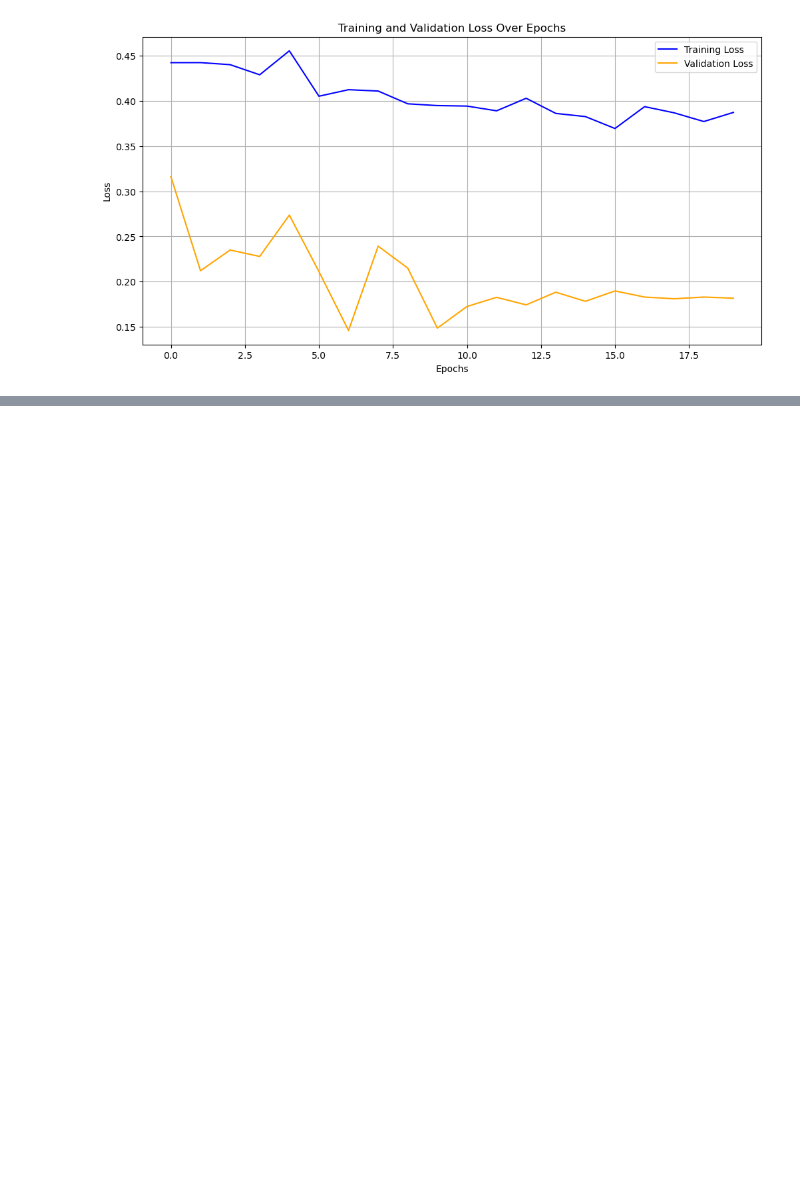
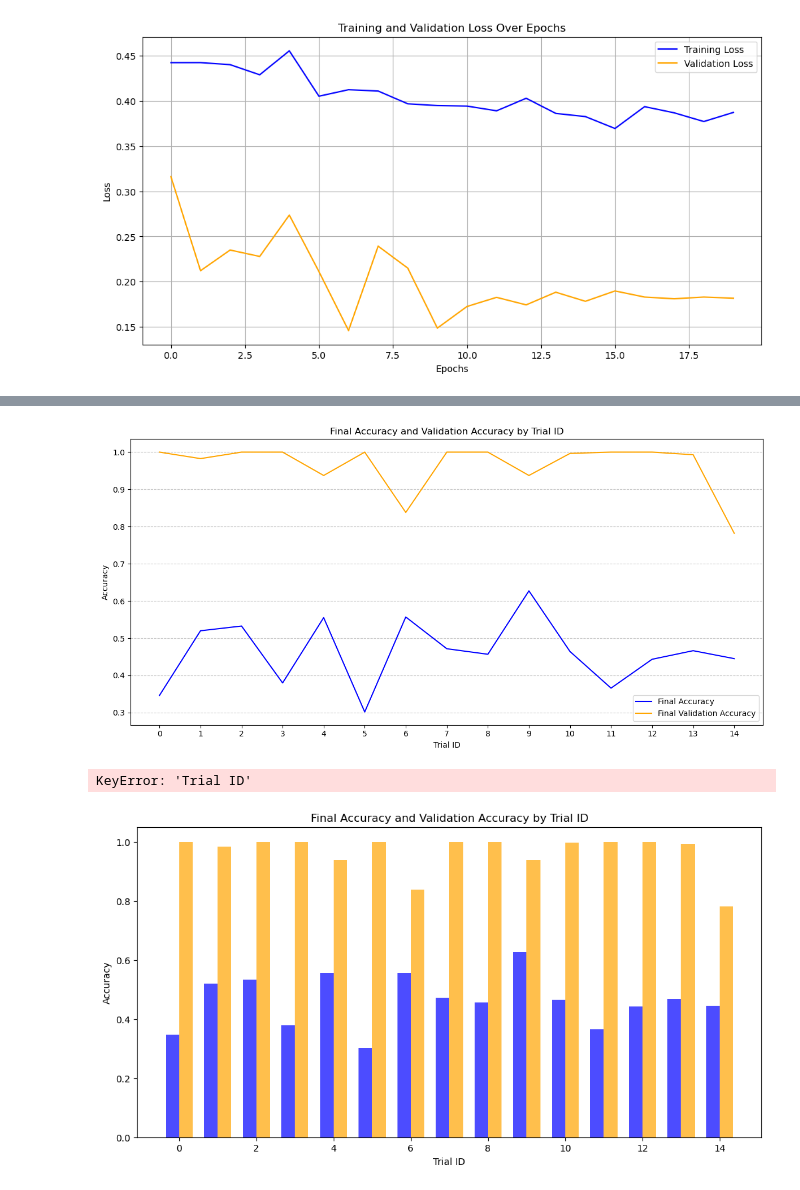
Before and after one commit to Oatsinthepine/Project4, a Jupyter notebook: RSingh_part/Plot_ModelsHistory.ipynb, the cells around one changed output, grey strips where cells are left out. Drawn from its saved outputs; the diff is of its cells as text; code cells hidden in the pictures; blank space fills up the shorter version.

```diff
--- a/RSingh_part/Plot_ModelsHistory.ipynb
+++ b/RSingh_part/Plot_ModelsHistory.ipynb
@@ -132,0 +191,53 @@ plt.show()
+# %%
+file_path = './Project4_CSVFiles/model1/tuning_results_valAccuracy_metric.csv'  # Update this to your actual file path if needed
+df4 = pd.read_csv(file_path)
+
+
+
+plt.figure(figsize=(12, 6))
+
+# Plot Final Accuracy and Final Validation Accuracy as lines
+plt.plot(df4['Trial ID'], df4['Final Accuracy'], label='Final Accuracy', color='blue')
+plt.plot(df4['Trial ID'], df4['Final Validation Accuracy'], label='Final Validation Accuracy', color='orange')
+
+# Adding labels and title
+plt.xlabel('Trial ID')
+plt.ylabel('Accuracy')
+plt.title('Final Accuracy and Validation Accuracy by Trial ID')
+plt.xticks(df4['Trial ID'])  # Set x-ticks to be the Trial IDs
+plt.legend()
+plt.grid(axis='y', linestyle='--', alpha=0.7)
+
+# Show the plot
+plt.tight_layout()
+plt.show()
+
+
+# Set the figure size
+plt.figure(figsize=(12, 6))
+
+# Bar plot for Final Accuracy and Final Validation Accuracy by Trial ID
+bar_width = 0.35  # Width of the bars
+x = df4['Trial ID']  # X-axis labels
+
+# Create bars for Final Accuracy
+plt.bar(x - bar_width/2, df4['Final Accuracy'], width=bar_width, label='Final Accuracy', color='blue', alpha=0.7)
+
+# Create bars for Final Validation Accuracy
+plt.bar(x + bar_width/2, df4['Final Validation Accuracy'], width=bar_width, label='Final Validation Accuracy', color='orange', alpha=0.7)
+
+# Adding labels and title
+plt.xlabel('Trial ID')
+plt.ylabel('Accuracy')
+plt.title('Final Accuracy and Validation Accuracy by Trial ID')
+plt.xticks(df['Trial ID'])  # Set x-ticks to be the Trial IDs
+plt.legend()
+plt.grid(axis='y', linestyle='--', alpha=0.7)
+
+# Show the plot
+plt.tight_layout()
+plt.show()
+# %% [output]
+[figure, added]
+KeyError: 'Trial ID'
+[figure, added]
```
Also changed, not shown: parts of 37 cells of this notebook, 17 other files.
